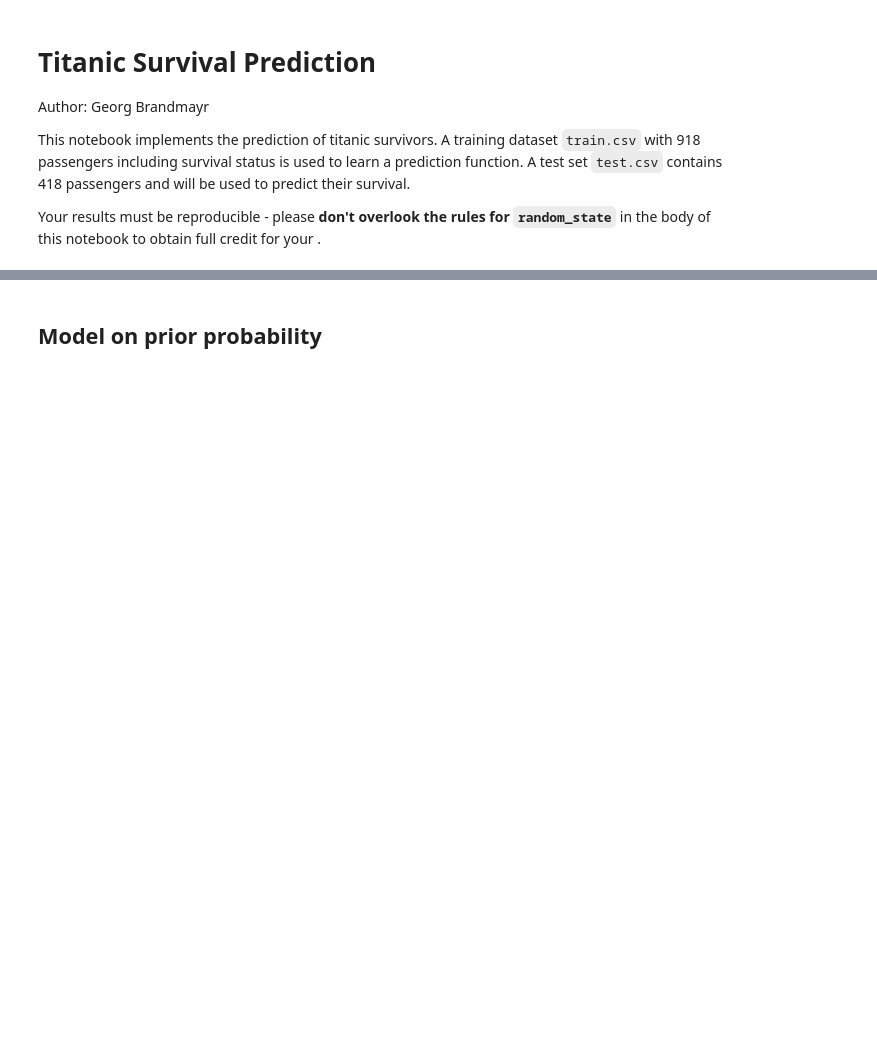
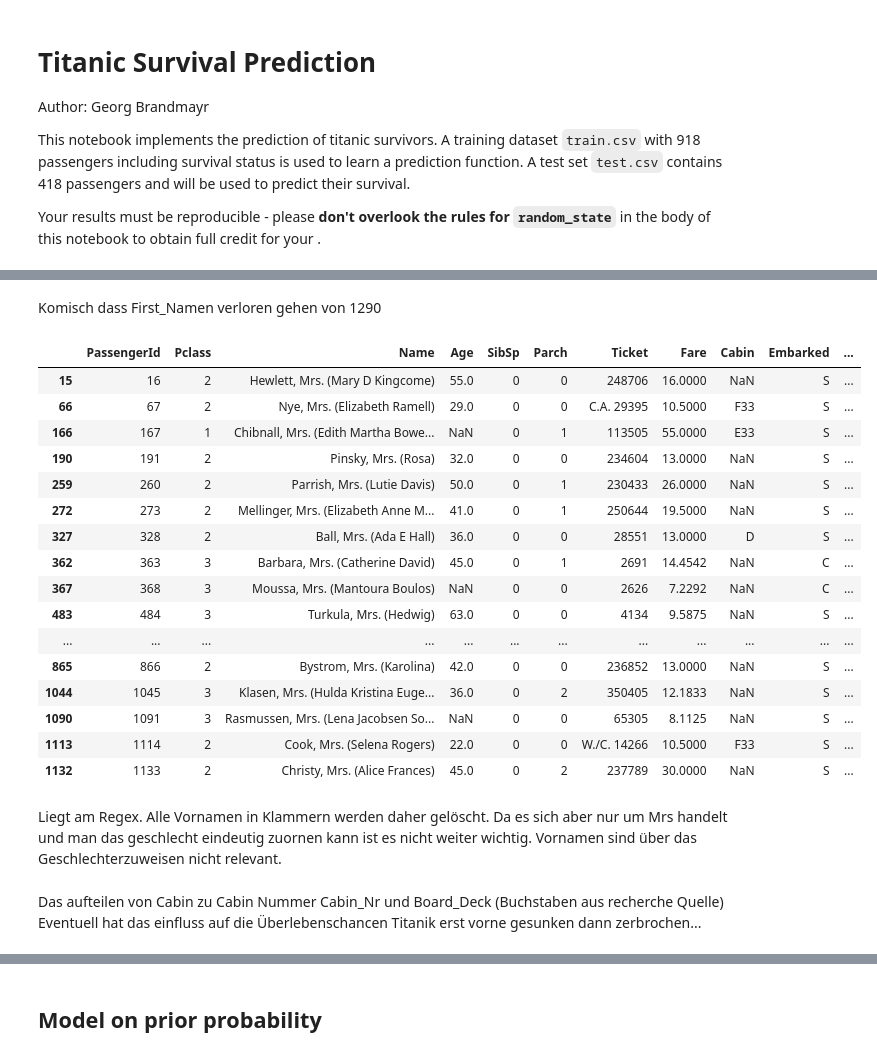
Before and after one commit to IvanBirkmaier/titanic_challenge, a Jupyter notebook: PredictSurvival.ipynb, the cells around one changed output, grey strips where cells are left out. Cells and saved outputs as stored; diff of their text form; code cells hidden in the pictures; blank space fills up the shorter version.

```diff
--- a/PredictSurvival.ipynb
+++ b/PredictSurvival.ipynb
@@ -30,0 +457,28 @@ sns.boxplot(df, x='Survived', y='Age');
+# %% [markdown]
+Komisch dass First_Namen verloren gehen von 1290
+# %%
+# Finde alle Zeilen, bei denen 'First_Name' leer ist
+rows_with_empty_first_name = feature_engineering_df[feature_engineering_df['First_Name'].isna()]
+rows_with_empty_first_name
+# %% [output]
+|  | PassengerId | Pclass | Name | Age | SibSp | Parch | Ticket | Fare | Cabin | Embarked | ... |
+| 15 | 16 | 2 | Hewlett, Mrs. (Mary D Kingcome) | 55.0 | 0 | 0 | 248706 | 16.0000 | NaN | S | ... |
+| 66 | 67 | 2 | Nye, Mrs. (Elizabeth Ramell) | 29.0 | 0 | 0 | C.A. 29395 | 10.5000 | F33 | S | ... |
+| 166 | 167 | 1 | Chibnall, Mrs. (Edith Martha Bowe... | NaN | 0 | 1 | 113505 | 55.0000 | E33 | S | ... |
+| 190 | 191 | 2 | Pinsky, Mrs. (Rosa) | 32.0 | 0 | 0 | 234604 | 13.0000 | NaN | S | ... |
+| 259 | 260 | 2 | Parrish, Mrs. (Lutie Davis) | 50.0 | 0 | 1 | 230433 | 26.0000 | NaN | S | ... |
+| 272 | 273 | 2 | Mellinger, Mrs. (Elizabeth Anne M... | 41.0 | 0 | 1 | 250644 | 19.5000 | NaN | S | ... |
+| 327 | 328 | 2 | Ball, Mrs. (Ada E Hall) | 36.0 | 0 | 0 | 28551 | 13.0000 | D | S | ... |
+| 362 | 363 | 3 | Barbara, Mrs. (Catherine David) | 45.0 | 0 | 1 | 2691 | 14.4542 | NaN | C | ... |
+| 367 | 368 | 3 | Moussa, Mrs. (Mantoura Boulos) | NaN | 0 | 0 | 2626 | 7.2292 | NaN | C | ... |
+| 483 | 484 | 3 | Turkula, Mrs. (Hedwig) | 63.0 | 0 | 0 | 4134 | 9.5875 | NaN | S | ... |
+| ... | ... | ... | ... | ... | ... | ... | ... | ... | ... | ... | ... |
+| 865 | 866 | 2 | Bystrom, Mrs. (Karolina) | 42.0 | 0 | 0 | 236852 | 13.0000 | NaN | S | ... |
+| 1044 | 1045 | 3 | Klasen, Mrs. (Hulda Kristina Euge... | 36.0 | 0 | 2 | 350405 | 12.1833 | NaN | S | ... |
+| 1090 | 1091 | 3 | Rasmussen, Mrs. (Lena Jacobsen So... | NaN | 0 | 0 | 65305 | 8.1125 | NaN | S | ... |
+| 1113 | 1114 | 2 | Cook, Mrs. (Selena Rogers) | 22.0 | 0 | 0 | W./C. 14266 | 10.5000 | F33 | S | ... |
+| 1132 | 1133 | 2 | Christy, Mrs. (Alice Frances) | 45.0 | 0 | 2 | 237789 | 30.0000 | NaN | S | ... |
+# %% [markdown]
+Liegt am Regex. Alle Vornamen in Klammern werden daher gelöscht. Da es sich aber nur um Mrs handelt und man das geschlecht eindeutig zuornen kann ist es nicht weiter wichtig. Vornamen sind über das Geschlechterzuweisen nicht relevant.
+# %% [markdown]
+Das aufteilen von Cabin zu Cabin Nummer Cabin_Nr und Board_Deck (Buchstaben aus recherche Quelle) Eventuell hat das einfluss auf die Überlebenschancen Titanik erst vorne gesunken dann zerbrochen...
```
Also changed, not shown: parts of 73 cells of this notebook, 5 other files.
